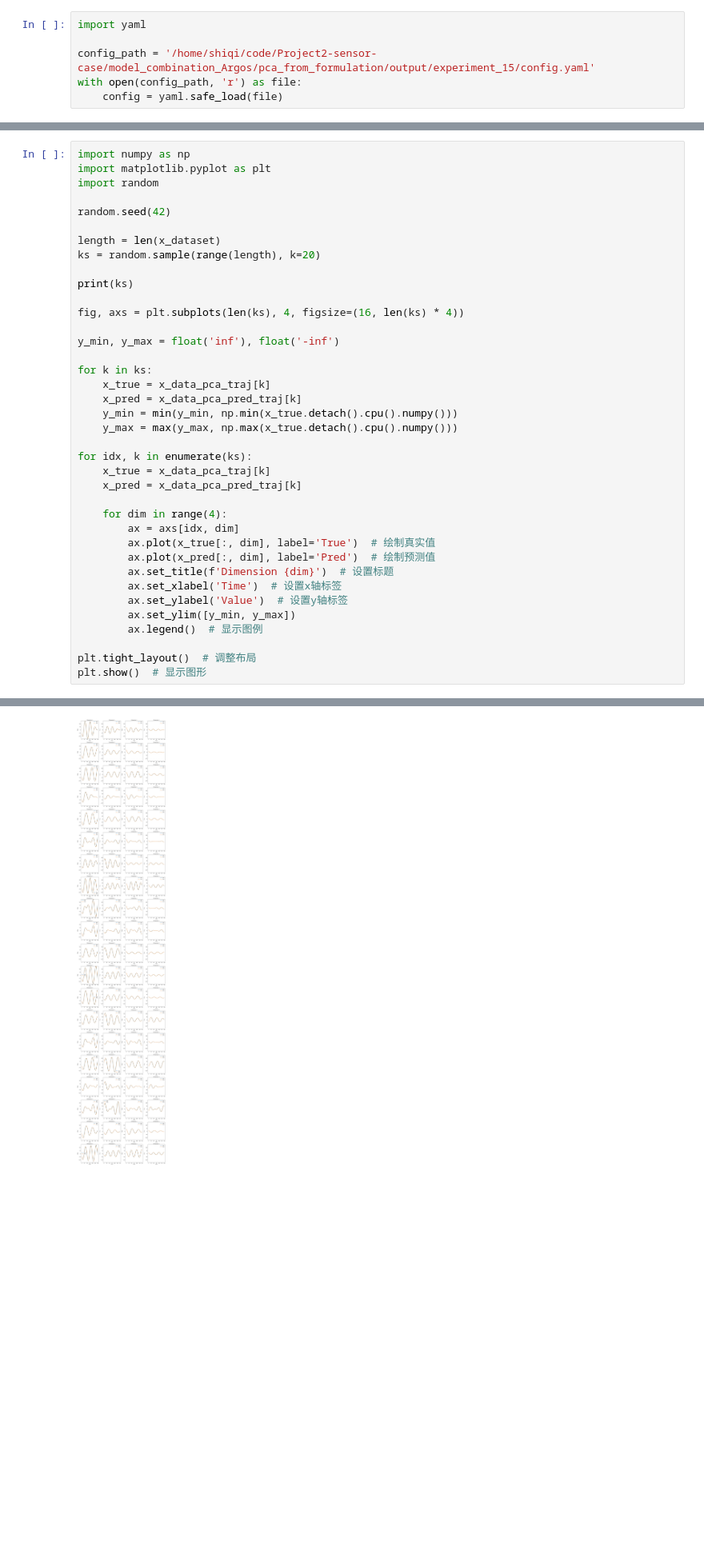
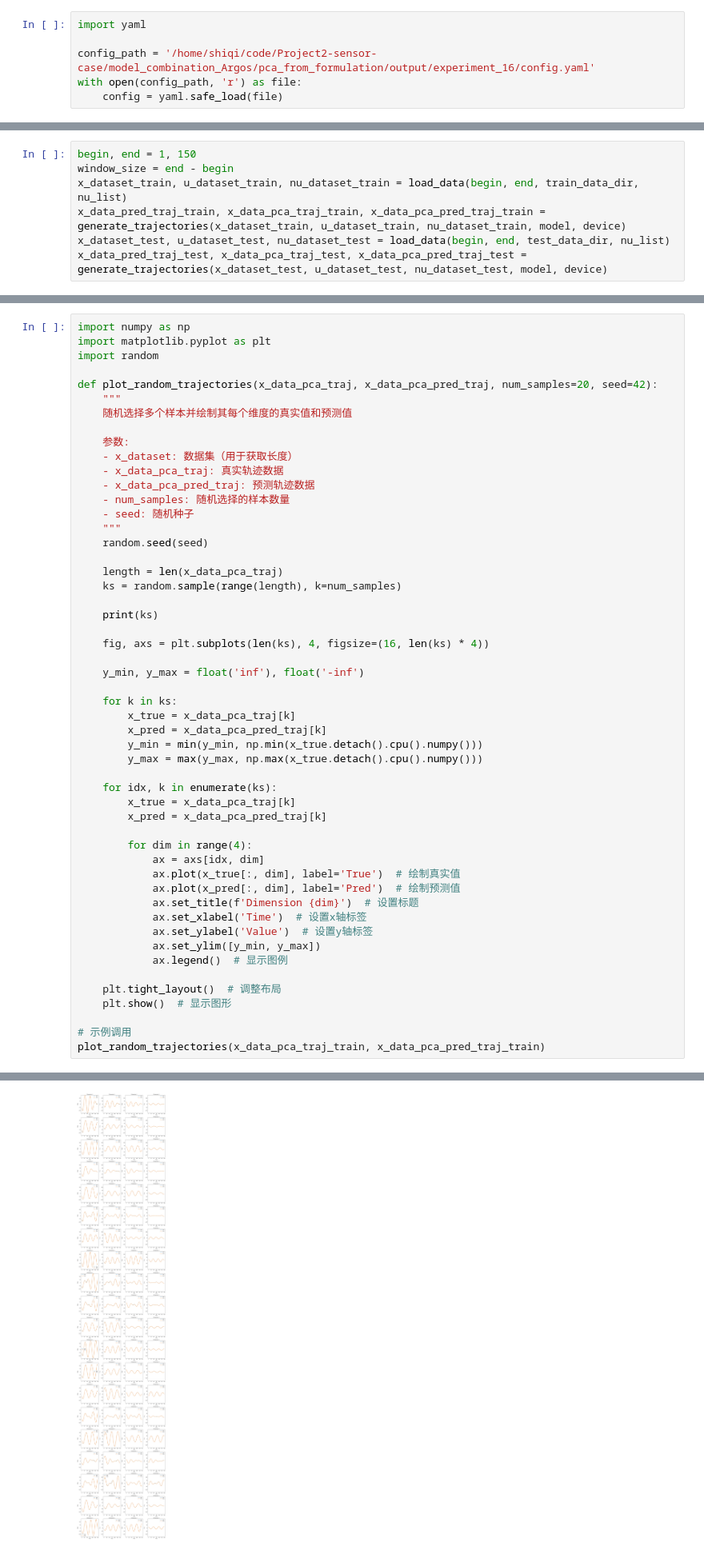
Before and after one commit to Shiqi-Wu/sensor_case, a Jupyter notebook: pca_from_formulation/test_MultiNu_linear.ipynb, the cells around one changed output, grey strips where cells are left out. Shown at 80% size. Saved outputs shown, nothing was run; the diff lists cells and outputs as text; blank space fills up the shorter version.

Commit message:
test for nonlinear model

```diff
--- a/pca_from_formulation/test_MultiNu_linear.ipynb
+++ b/pca_from_formulation/test_MultiNu_linear.ipynb
@@ -16,7 +13,7 @@ import os
 # %%
 import yaml
 
-config_path = '/home/shiqi/code/Project2-sensor-case/model_combination_Argos/pca_from_formulation/output/experiment_15/config.yaml'
+config_path = '/home/shiqi/code/Project2-sensor-case/model_combination_Argos/pca_from_formulation/output/experiment_16/config.yaml'
 with open(config_path, 'r') as file:
     config = yaml.safe_load(file)
 # %%
@@ -136,0 +191,7 @@ for x_data, u_data, nu_data in zip(x_dataset, u_dataset, nu_dataset):
+# %%
+begin, end = 1, 150
+window_size = end - begin
+x_dataset_train, u_dataset_train, nu_dataset_train = load_data(begin, end, train_data_dir, nu_list)
+x_data_pred_traj_train, x_data_pca_traj_train, x_data_pca_pred_traj_train = generate_trajectories(x_dataset_train, u_dataset_train, nu_dataset_train, model, device)
+x_dataset_test, u_dataset_test, nu_dataset_test = load_data(begin, end, test_data_dir, nu_list)
+x_data_pred_traj_test, x_data_pca_traj_test, x_data_pca_pred_traj_test = generate_trajectories(x_dataset_test, u_dataset_test, nu_dataset_test, model, device)
@@ -199,44 +346,58 @@ print(np.mean(domain_relative_error))
 # %%
 import numpy as np
 import matplotlib.pyplot as plt
 import random
 
-random.seed(42)
+def plot_random_trajectories(x_data_pca_traj, x_data_pca_pred_traj, num_samples=20, seed=42):
+    """
+    随机选择多个样本并绘制其每个维度的真实值和预测值
 
-length = len(x_dataset)
-ks = random.sample(range(length), k=20)
+    参数:
+    - x_dataset: 数据集（用于获取长度）
+    - x_data_pca_traj: 真实轨迹数据
+    - x_data_pca_pred_traj: 预测轨迹数据
+    - num_samples: 随机选择的样本数量
+    - seed: 随机种子
+    """
+    random.seed(seed)
 
-print(ks)
+    length = len(x_data_pca_traj)
+    ks = random.sample(range(length), k=num_samples)
 
-fig, axs = plt.subplots(len(ks), 4, figsize=(16, len(ks) * 4))
+    print(ks)
 
-y_min, y_max = float('inf'), float('-inf')
+    fig, axs = plt.subplots(len(ks), 4, figsize=(16, len(ks) * 4))
 
-for k in ks:
-    x_true = x_data_pca_traj[k]
-    x_pred = x_data_pca_pred_traj[k]
-    y_min = min(y_min, np.min(x_true.detach().cpu().numpy()))
-    y_max = max(y_max, np.max(x_true.detach().cpu().numpy()))
+    y_min, y_max = float('inf'), float('-inf')
 
-for idx, k in enumerate(ks):
-    x_true = x_data_pca_traj[k]
-    x_pred = x_data_pca_pred_traj[k]
+    for k in ks:
+        x_true = x_data_pca_traj[k]
+        x_pred = x_data_pca_pred_traj[k]
+        y_min = min(y_min, np.min(x_true.detach().cpu().numpy()))
+        y_max = max(y_max, np.max(x_true.detach().cpu().numpy()))
 
-    for dim in range(4):
-        ax = axs[idx, dim]
-        ax.plot(x_true[:, dim], label='True')  # 绘制真实值
-        ax.plot(x_pred[:, dim], label='Pred')  # 绘制预测值
-        ax.set_title(f'Dimension {dim}')  # 设置标题
-        ax.set_xlabel('Time')  # 设置x轴标签
-        ax.set_ylabel('Value')  # 设置y轴标签
-        ax.set_ylim([y_min, y_max])
-        ax.legend()  # 显示图例
+    for idx, k in enumerate(ks):
+        x_true = x_data_pca_traj[k]
+        x_pred = x_data_pca_pred_traj[k]
 
-plt.tight_layout()  # 调整布局
-plt.show()  # 显示图形
+        for dim in range(4):
+            ax = axs[idx, dim]
+            ax.plot(x_true[:, dim], label='True')  # 绘制真实值
+            ax.plot(x_pred[:, dim], label='Pred')  # 绘制预测值
+            ax.set_title(f'Dimension {dim}')  # 设置标题
+            ax.set_xlabel('Time')  # 设置x轴标签
+            ax.set_ylabel('Value')  # 设置y轴标签
+            ax.set_ylim([y_min, y_max])
+            ax.legend()  # 显示图例
+
+    plt.tight_layout()  # 调整布局
+    plt.show()  # 显示图形
+
+# 示例调用
+plot_random_trajectories(x_data_pca_traj_train, x_data_pca_pred_traj_train)
 # %% [output]
 [28, 6, 70, 62, 57, 35, 26, 139, 22, 108, 8, 7, 23, 55, 59, 129, 143, 50, 107, 56]
-[figure, old version]
+[figure, new version]
 # %%
 # k = 12
 # x_true = x_data_pca_traj[k]
```
Also changed, not shown: parts of 19 cells of this notebook, 17 other files.
